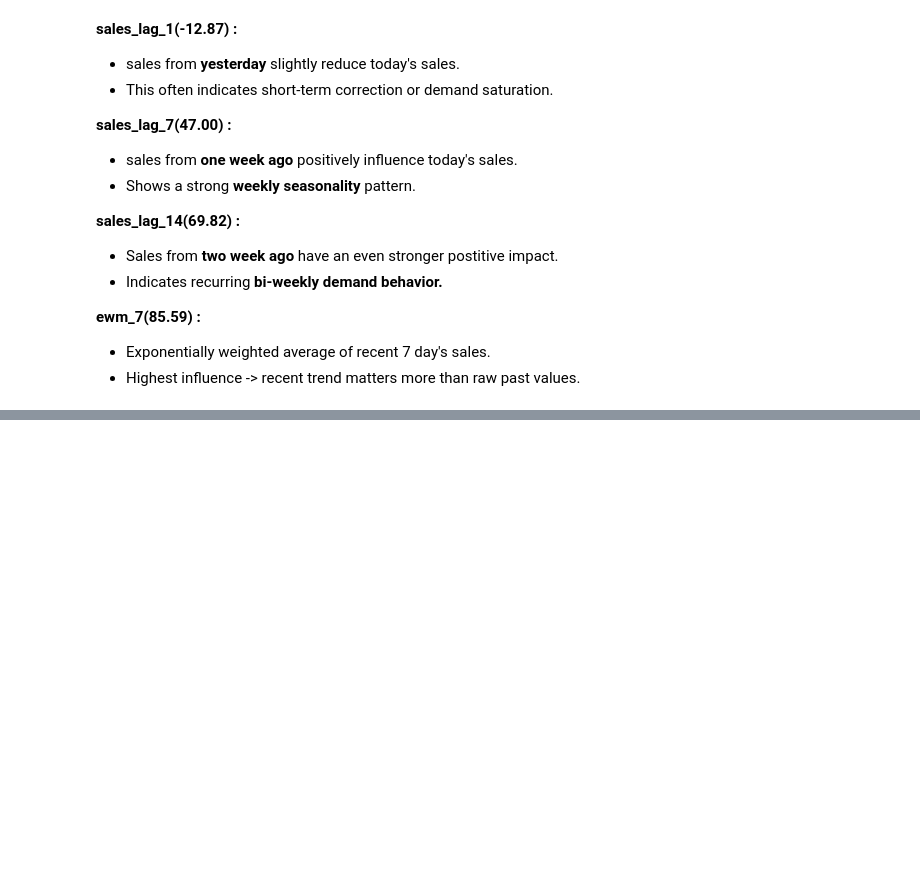
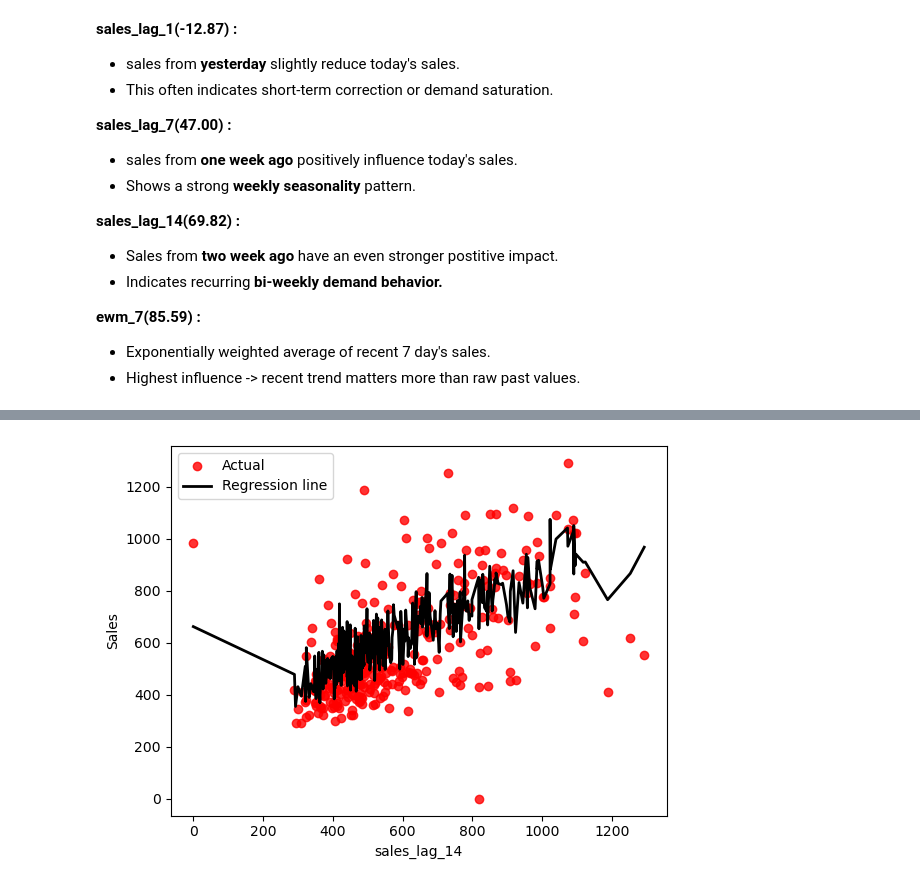
Before and after one commit to Sangam-Basnet/Internboot_projects, a Jupyter notebook: Feature Engineering For Sales Data.ipynb, the cells around one changed output, grey strips where cells are left out. Saved outputs shown, nothing was run; the diff lists cells and outputs as text; code cells hidden in the pictures; blank space fills up the shorter version.

```diff
--- a/Feature Engineering For Sales Data.ipynb
+++ b/Feature Engineering For Sales Data.ipynb
@@ -253,0 +291,20 @@ plt.show()
+# %%
+# Convert to numpy arrays
+x = x_test['sales_lag_14'].values
+y = y_pred
+
+# Sort by x
+idx = np.argsort(x)
+x_sorted = x[idx]
+y_sorted = y[idx]
+
+# Plot
+plt.scatter(x, y_test, color='red', alpha=0.8, label='Actual')
+plt.plot(x_sorted, y_sorted, color='black', linewidth=2, label='Regression line')
+
+plt.xlabel('sales_lag_14')
+plt.ylabel('Sales')
+plt.legend()
+plt.show()
+# %% [output]
+[figure, added]
```
Also changed, not shown: parts of 6 cells of this notebook.
